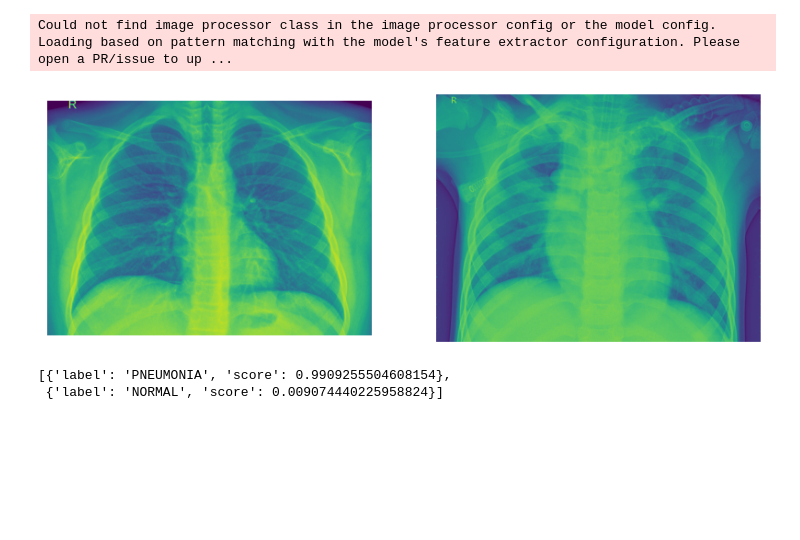
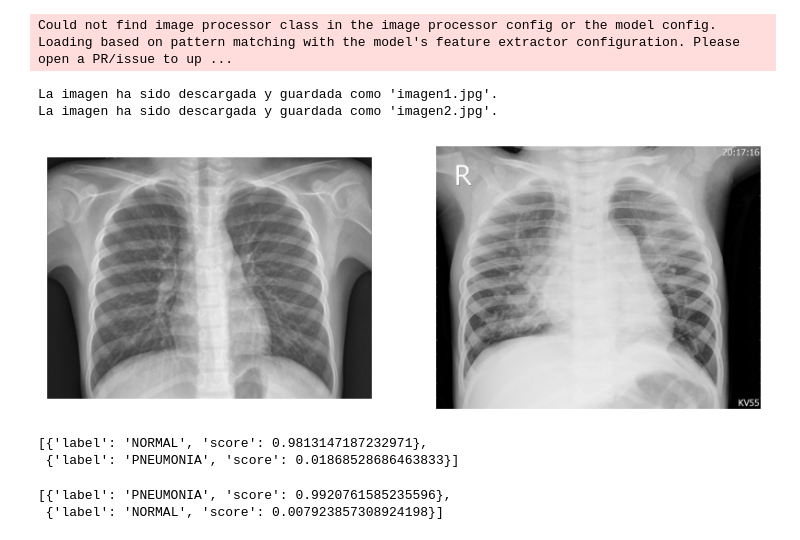
Before and after one commit to aotal/ImagenMedica, a Jupyter notebook: posts/code/Neumonia.ipynb, the cells around one changed output. Cells and saved outputs as stored; diff of their text form; code cells hidden in the pictures; blank space fills up the shorter version.

```diff
--- a/posts/code/Neumonia.ipynb
+++ b/posts/code/Neumonia.ipynb
@@ -18,31 +31,42 @@ Could not find image processor class in the image processor config or the model
+# %%
+descargar_imagen_desde_url(N, "imagen1.jpg")
+descargar_imagen_desde_url(P, "imagen2.jpg")
+# %% [output]
+La imagen ha sido descargada y guardada como 'imagen1.jpg'.
+La imagen ha sido descargada y guardada como 'imagen2.jpg'.
 # %%
 import matplotlib.pyplot as plt
 from PIL import Image
 
 # Cargar las imágenes
-imagen1 = Image.open("Normal.jpeg")
-imagen2 = Image.open("neumo.jpeg")
+imagen1 = Image.open("imagen1.jpg")
+imagen2 = Image.open("imagen2.jpg")
 
 # Crear una figura y ejes de subtramas
 fig, axs = plt.subplots(1, 2, figsize=(10, 5))
 
 # Mostrar la primera imagen en el primer eje de subtrama
-axs[0].imshow(imagen1)
+axs[0].imshow(imagen1,cmap="gray")
 axs[0].axis('off')  # Desactivar los ejes
 
 # Mostrar la segunda imagen en el segundo eje de subtrama
-axs[1].imshow(imagen2)
+axs[1].imshow(imagen2,cmap="gray")
 axs[1].axis('off')  # Desactivar los ejes
 
 # Ajustar el espacio entre las subtramas
 plt.subplots_adjust(wspace=0.2)
 
 # Mostrar la figura
 plt.show()
 # %% [output]
-[figure, old version]
+[figure, new version]
-# %%
-pipe('neumo.jpeg')
-# %% [output]
-[{'label': 'PNEUMONIA', 'score': 0.9909255504608154},
- {'label': 'NORMAL', 'score': 0.009074440225958824}]
+# %%
+pipe('imagen1.jpg')
+# %% [output]
+[{'label': 'NORMAL', 'score': 0.9813147187232971},
+ {'label': 'PNEUMONIA', 'score': 0.01868528686463833}]
+# %%
+pipe('imagen2.jpg')
+# %% [output]
+[{'label': 'PNEUMONIA', 'score': 0.9920761585235596},
+ {'label': 'NORMAL', 'score': 0.007923857308924198}]
```
Also changed, not shown: parts of 4 cells of this notebook.
